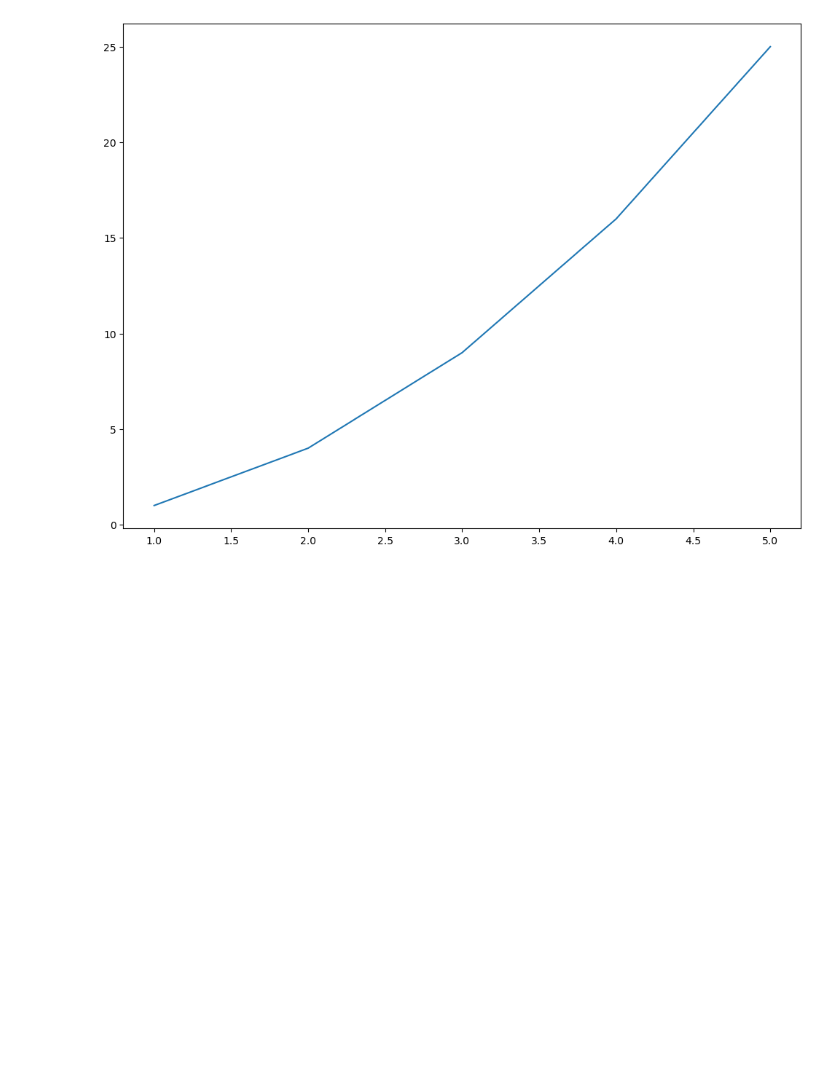
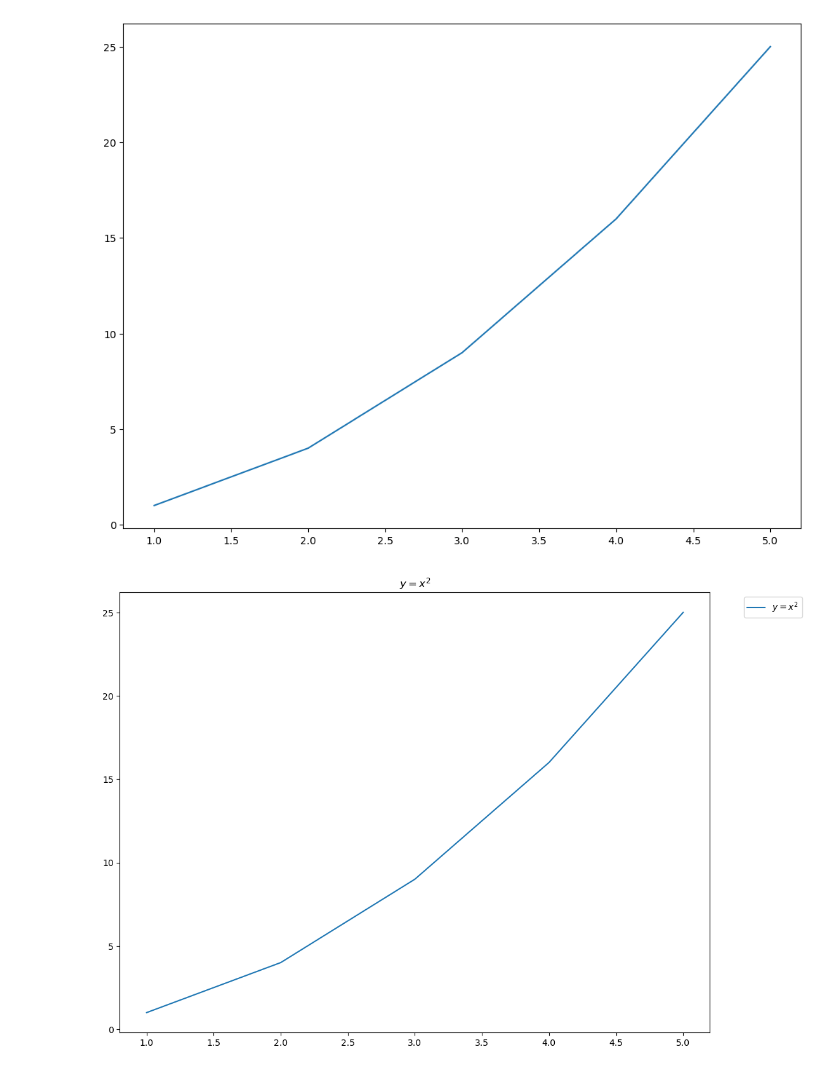
Before and after one commit to gehad-Ahmed30/Data-Analysis, a Jupyter notebook: Pandas/Visualization.ipynb, the cells around one changed output. Saved outputs shown, nothing was run; the diff lists cells and outputs as text; code cells hidden in the pictures; blank space fills up the shorter version.

```diff
--- a/Pandas/Visualization.ipynb
+++ b/Pandas/Visualization.ipynb
@@ -356,3 +356,12 @@ plt.plot(x,y)
 plt.show()
 # %% [output]
 [figure]
+# %%
+x = [1,2,3,4,5]
+y = [1,4,9,16,25]
+plt.title(r"$y= x^2$")
+plt.plot(x,y,label =r"$y= x^2$" )
+plt.legend(bbox_to_anchor=(1.05,1))
+plt.show()
+# %% [output]
+[figure, added]
```
Also changed, not shown: parts of 14 cells of this notebook, 1 other file.
